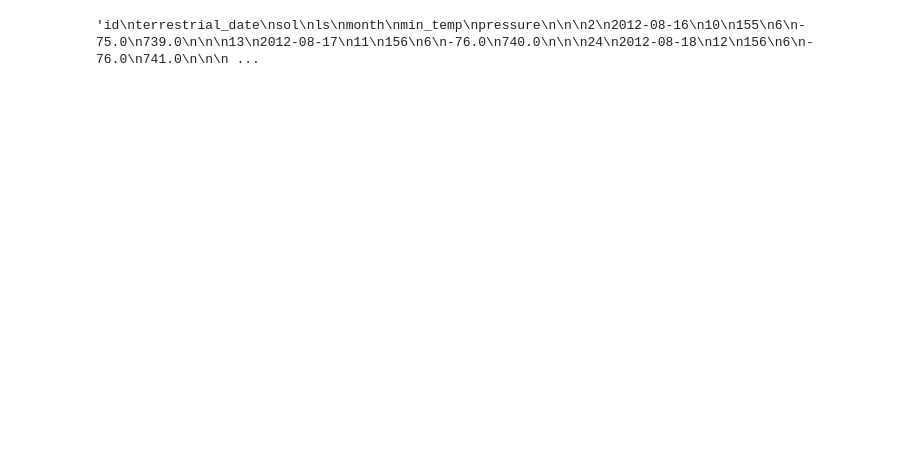
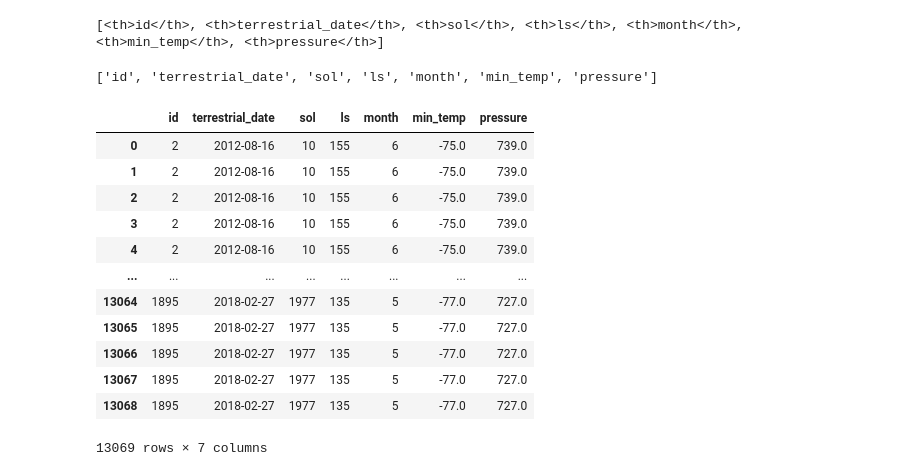
Before and after one commit to JGarza4903/Mission-to-Mars, a Jupyter notebook: mars_data_challenge_part_2.ipynb, the cells around one changed output. Drawn from its saved outputs; the diff is of its cells as text; code cells hidden in the pictures; blank space fills up the shorter version.

```diff
--- a/mars_data_challenge_part_2.ipynb
+++ b/mars_data_challenge_part_2.ipynb
@@ -12,8 +12,18 @@ browser.visit(url)
 
 html = html = browser.html
 html_soup = soup(html, 'html.parser')
-# %%
-table_head = html_soup.find('table', class_='table')
-table_head.text.strip()
-# %% [output]
-'id\nterrestrial_date\nsol\nls\nmonth\nmin_temp\npressure\n\n\n2\n2012-08-16\n10\n155\n6\n-75.0\n739.0\n\n\n13\n2012-08-17\n11\n156\n6\n-76.0\n740.0\n\n\n24\n2012-08-18\n12\n156\n6\n-76.0\n741.0\n\n\n ...
+# %%
+# Find table element in webpage
+table= html_soup.find('table')
+header_row = table.findAll('th')
+print(header_row)
+# %% [output]
+[<th>id</th>, <th>terrestrial_date</th>, <th>sol</th>, <th>ls</th>, <th>month</th>, <th>min_temp</th>, <th>pressure</th>]
+# %%
+# Extract the column names from the header row
+column_names = []
+for names in header_row:
+    column_names.append(names.text)
+print(column_names)
+# %% [output]
+['id', 'terrestrial_date', 'sol', 'ls', 'month', 'min_temp', 'pressure']
@@ -19,0 +46,19 @@ table_head.text.strip()
+# %%
+# Create pandas DataFrame from scraped data
+import pandas as pd
+df = pd.DataFrame(data, columns=column_names)
+df
+# %% [output]
+|  | id | terrestrial_date | sol | ls | month | min_temp | pressure |
+| 0 | 2 | 2012-08-16 | 10 | 155 | 6 | -75.0 | 739.0 |
+| 1 | 2 | 2012-08-16 | 10 | 155 | 6 | -75.0 | 739.0 |
+| 2 | 2 | 2012-08-16 | 10 | 155 | 6 | -75.0 | 739.0 |
+| 3 | 2 | 2012-08-16 | 10 | 155 | 6 | -75.0 | 739.0 |
+| 4 | 2 | 2012-08-16 | 10 | 155 | 6 | -75.0 | 739.0 |
+| ... | ... | ... | ... | ... | ... | ... | ... |
+| 13064 | 1895 | 2018-02-27 | 1977 | 135 | 5 | -77.0 | 727.0 |
+| 13065 | 1895 | 2018-02-27 | 1977 | 135 | 5 | -77.0 | 727.0 |
+| 13066 | 1895 | 2018-02-27 | 1977 | 135 | 5 | -77.0 | 727.0 |
+| 13067 | 1895 | 2018-02-27 | 1977 | 135 | 5 | -77.0 | 727.0 |
+| 13068 | 1895 | 2018-02-27 | 1977 | 135 | 5 | -77.0 | 727.0 |
+13069 rows × 7 columns
```
Also changed, not shown: parts of 11 cells of this notebook, 2 other files.
